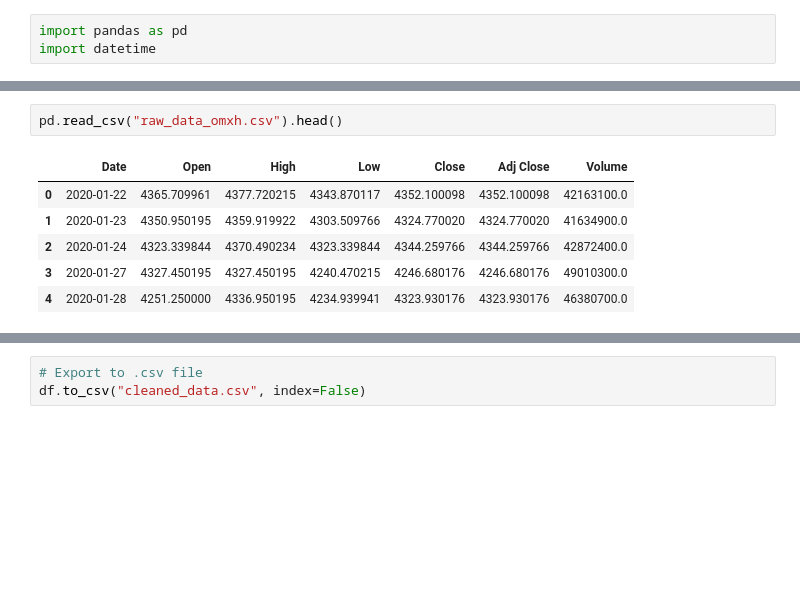
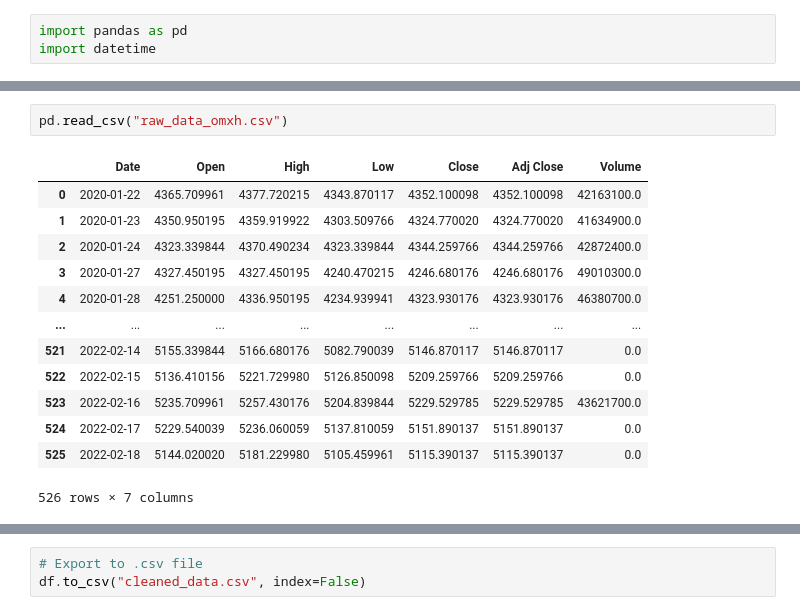
Before and after one commit to Sakkov/OMXH25-Prediction, a Jupyter notebook: Data_Preperation.ipynb, the cells around one changed output, grey strips where cells are left out. Saved outputs shown, nothing was run; the diff lists cells and outputs as text; blank space fills up the shorter version.

```diff
--- a/Data_Preperation.ipynb
+++ b/Data_Preperation.ipynb
@@ -21,11 +27,18 @@ pd.read_csv("raw_data_covid.csv").head()
 # %%
-pd.read_csv("raw_data_omxh.csv").head()
+pd.read_csv("raw_data_omxh.csv")
 # %% [output]
 |  | Date | Open | High | Low | Close | Adj Close | Volume |
 | 0 | 2020-01-22 | 4365.709961 | 4377.720215 | 4343.870117 | 4352.100098 | 4352.100098 | 42163100.0 |
 | 1 | 2020-01-23 | 4350.950195 | 4359.919922 | 4303.509766 | 4324.770020 | 4324.770020 | 41634900.0 |
 | 2 | 2020-01-24 | 4323.339844 | 4370.490234 | 4323.339844 | 4344.259766 | 4344.259766 | 42872400.0 |
 | 3 | 2020-01-27 | 4327.450195 | 4327.450195 | 4240.470215 | 4246.680176 | 4246.680176 | 49010300.0 |
 | 4 | 2020-01-28 | 4251.250000 | 4336.950195 | 4234.939941 | 4323.930176 | 4323.930176 | 46380700.0 |
+| ... | ... | ... | ... | ... | ... | ... | ... |
+| 521 | 2022-02-14 | 5155.339844 | 5166.680176 | 5082.790039 | 5146.870117 | 5146.870117 | 0.0 |
+| 522 | 2022-02-15 | 5136.410156 | 5221.729980 | 5126.850098 | 5209.259766 | 5209.259766 | 0.0 |
+| 523 | 2022-02-16 | 5235.709961 | 5257.430176 | 5204.839844 | 5229.529785 | 5229.529785 | 43621700.0 |
+| 524 | 2022-02-17 | 5229.540039 | 5236.060059 | 5137.810059 | 5151.890137 | 5151.890137 | 0.0 |
+| 525 | 2022-02-18 | 5144.020020 | 5181.229980 | 5105.459961 | 5115.390137 | 5115.390137 | 0.0 |
+526 rows × 7 columns
 # %%
 # Read the files
```
Also changed, not shown: parts of 5 cells of this notebook, 3 other files.
